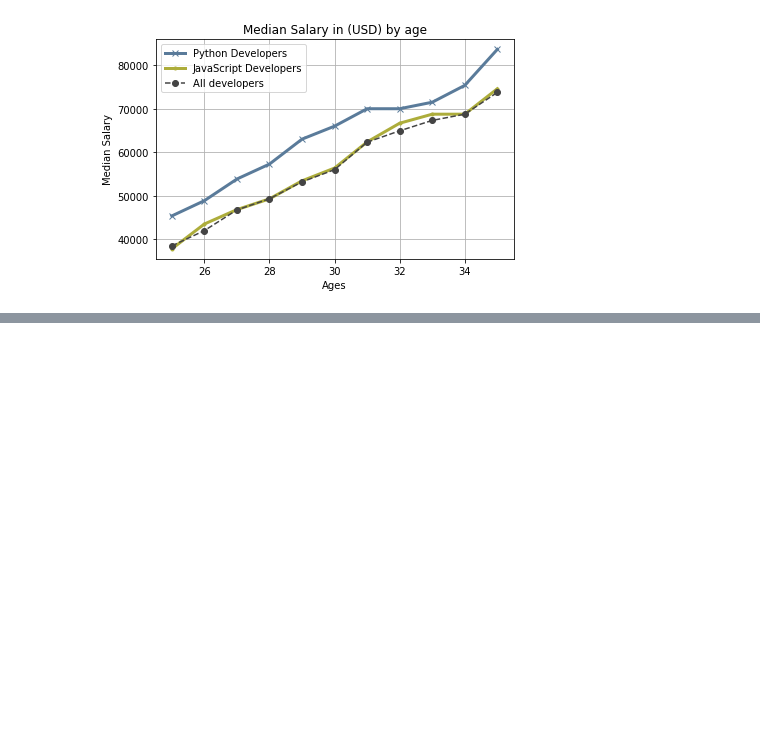
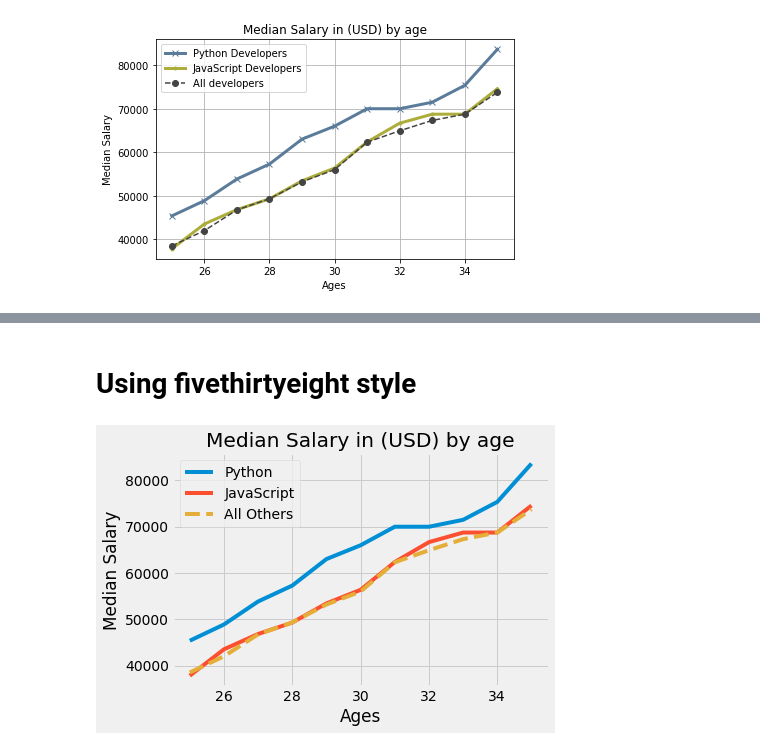
Before and after one commit to Vikasjce/Python, a Jupyter notebook: Matplotlib/pyplot_the_most_common_plot.ipynb, the cells around one changed output, grey strips where cells are left out. Cells and saved outputs as stored; diff of their text form; code cells hidden in the pictures; blank space fills up the shorter version.

Commit message:
Updated the tutorial to Matplotlib

```diff
--- a/Matplotlib/pyplot_the_most_common_plot.ipynb
+++ b/Matplotlib/pyplot_the_most_common_plot.ipynb
@@ -276,0 +280,25 @@ plt.show() # Shows the graph
+# %% [markdown]
+# Using fivethirtyeight style
+# %%
+from matplotlib import pyplot as plt
+plt.style.use("fivethirtyeight")
+
+age=[25, 26, 27, 28, 29, 30, 31, 32, 33, 34, 35] #Ages of the general developers
+
+python_dev_median_salary=[45372, 48876, 53850, 57287, 63016,65998, 70003, 70000, 71496, 75370, 83640]#Python developer median salary
+plt.plot(age,python_dev_median_salary,label="Python")# Plot the python developer data
+
+java_script_developer=[37810, 43515, 46823, 49293, 53437,56373, 62375, 66674, 68745, 68746, 74583]
+plt.plot(age,java_script_developer,label="JavaScript")# Plot the python developer data
+
+all_dev_median_salary=[38496, 42000, 46752, 49320, 53200,56000, 62316, 64928, 67317, 68748, 73752] #Salaries of the general developers
+plt.plot(age,all_dev_median_salary,linestyle='--',label="All Others") # Plot the general data
+
+plt.xlabel("Ages") # Adding a x axes labelPython Developers
+plt.ylabel("Median Salary") # Adding a y axis label
+plt.title("Median Salary in (USD) by age")# Adding title to the plot
+
+plt.legend()# Adding Legend to the plot but cumberson to read.
+plt.show() # This will show the data
+# %% [output]
+[figure, added]
```
Also changed, not shown: parts of 10 cells of this notebook, 1 other file.
